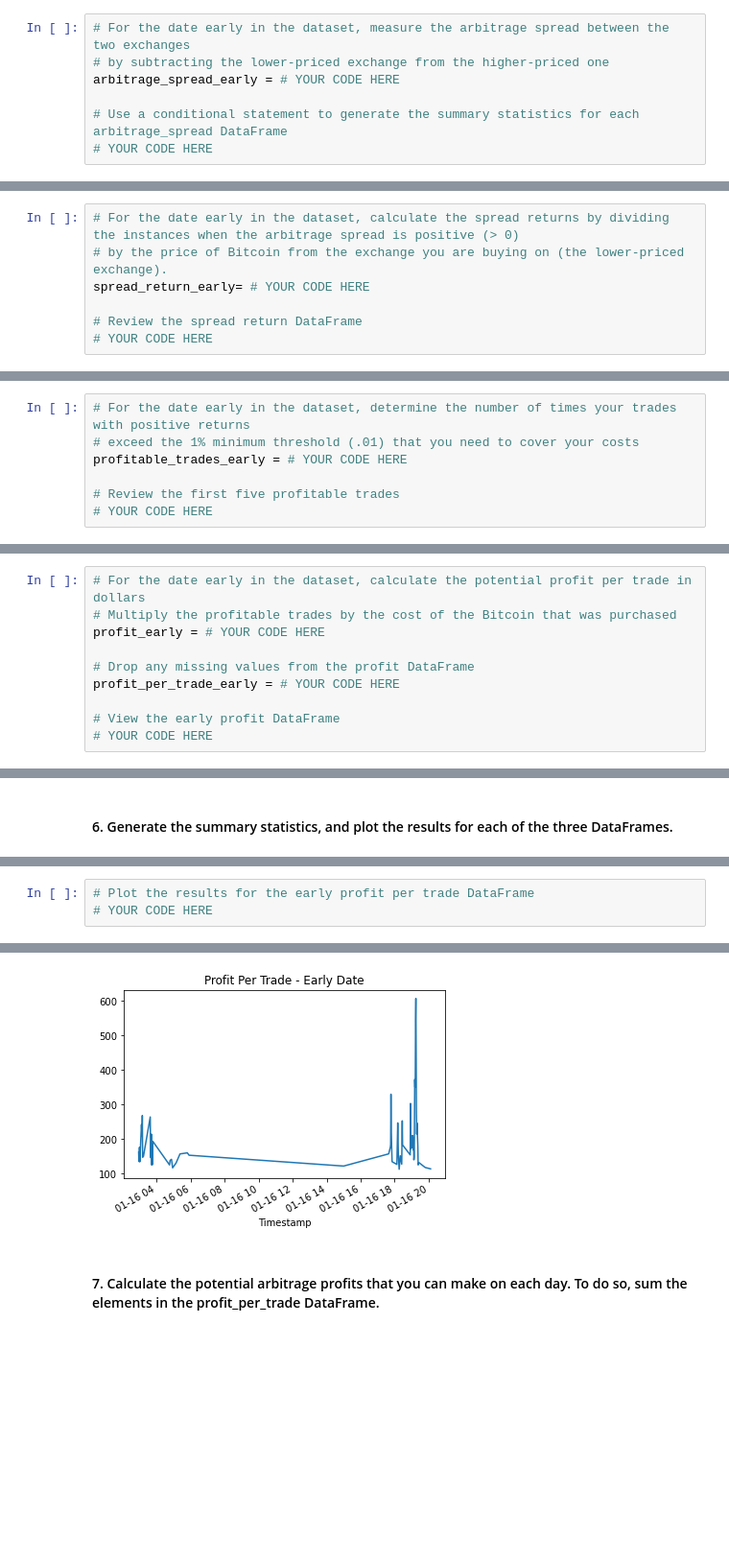
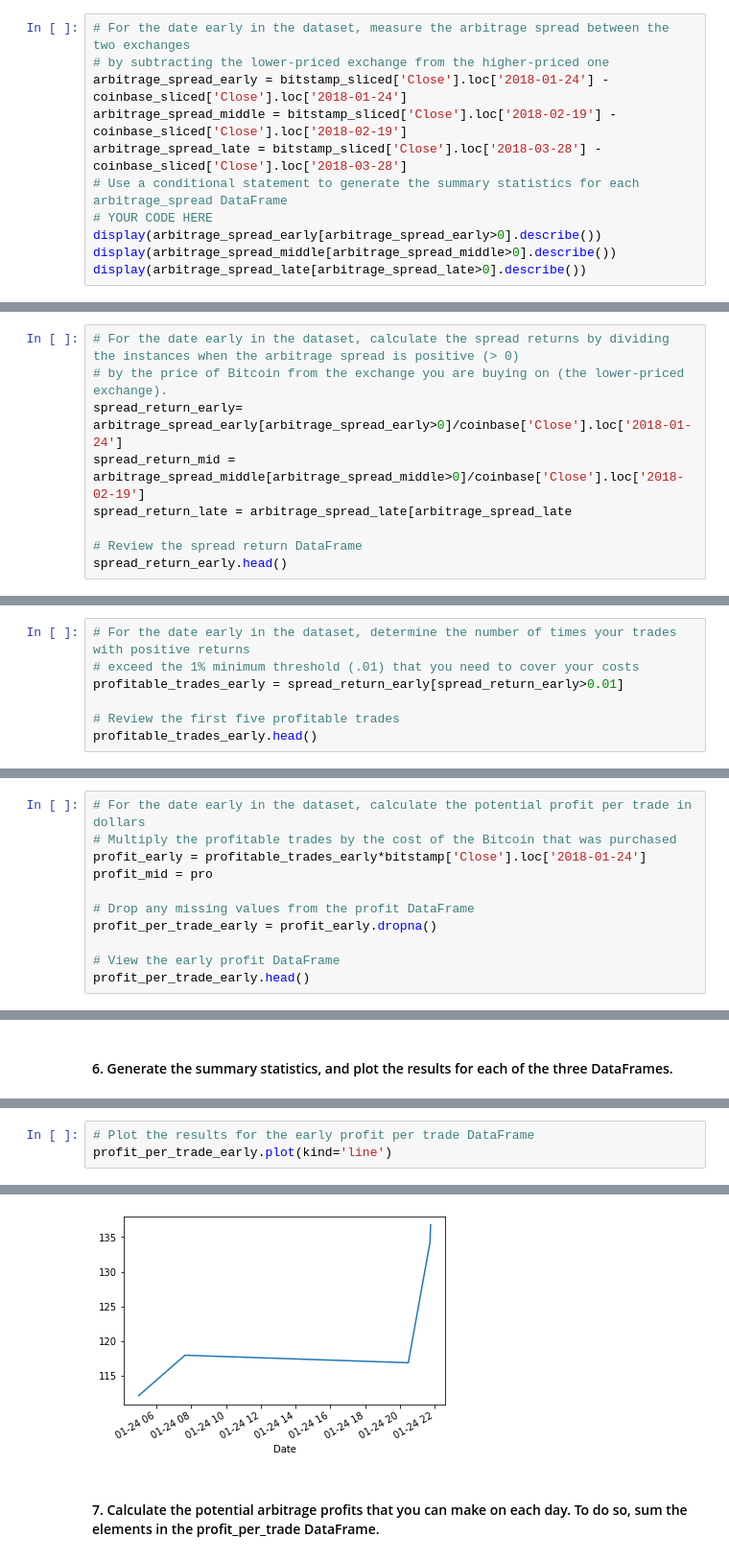
Before and after one commit to heitzo/Crypto_Arbitrage, a Jupyter notebook: crypto_arbitrage.ipynb, the cells around one changed output, grey strips where cells are left out. Shown at 96% size. Drawn from its saved outputs; the diff is of its cells as text; blank space fills up the shorter version.

```diff
--- a/crypto_arbitrage.ipynb
+++ b/crypto_arbitrage.ipynb
@@ -494,8 +494,12 @@ Calculate the potential profits for each date that you selected in the previous
 # %%
 # For the date early in the dataset, measure the arbitrage spread between the two exchanges
 # by subtracting the lower-priced exchange from the higher-priced one
-arbitrage_spread_early = # YOUR CODE HERE
-
+arbitrage_spread_early = bitstamp_sliced['Close'].loc['2018-01-24'] - coinbase_sliced['Close'].loc['2018-01-24']
+arbitrage_spread_middle = bitstamp_sliced['Close'].loc['2018-02-19'] - coinbase_sliced['Close'].loc['2018-02-19']
+arbitrage_spread_late = bitstamp_sliced['Close'].loc['2018-03-28'] - coinbase_sliced['Close'].loc['2018-03-28']
 # Use a conditional statement to generate the summary statistics for each arbitrage_spread DataFrame
 # YOUR CODE HERE
+display(arbitrage_spread_early[arbitrage_spread_early>0].describe())
+display(arbitrage_spread_middle[arbitrage_spread_middle>0].describe())
+display(arbitrage_spread_late[arbitrage_spread_late>0].describe())
 # %% [output]
@@ -513,8 +535,10 @@ Name: Close, dtype: float64
 # %%
 # For the date early in the dataset, calculate the spread returns by dividing the instances when the arbitrage spread is positive (> 0)
 # by the price of Bitcoin from the exchange you are buying on (the lower-priced exchange).
-spread_return_early= # YOUR CODE HERE
+spread_return_early= arbitrage_spread_early[arbitrage_spread_early>0]/coinbase['Close'].loc['2018-01-24']
+spread_return_mid = arbitrage_spread_middle[arbitrage_spread_middle>0]/coinbase['Close'].loc['2018-02-19']
+spread_return_late = arbitrage_spread_late[arbitrage_spread_late
 
 # Review the spread return DataFrame
-# YOUR CODE HERE
+spread_return_early.head()
 # %% [output]
@@ -530,8 +554,8 @@ Name: Close, dtype: float64
 # %%
 # For the date early in the dataset, determine the number of times your trades with positive returns
 # exceed the 1% minimum threshold (.01) that you need to cover your costs
-profitable_trades_early = # YOUR CODE HERE
+profitable_trades_early = spread_return_early[spread_return_early>0.01]
 
 # Review the first five profitable trades
-# YOUR CODE HERE
+profitable_trades_early.head()
 # %% [output]
@@ -563,11 +587,12 @@ Name: Close, dtype: float64
 # %%
 # For the date early in the dataset, calculate the potential profit per trade in dollars
 # Multiply the profitable trades by the cost of the Bitcoin that was purchased
-profit_early = # YOUR CODE HERE
+profit_early = profitable_trades_early*bitstamp['Close'].loc['2018-01-24']
+profit_mid = pro
 
 # Drop any missing values from the profit DataFrame
-profit_per_trade_early = # YOUR CODE HERE
+profit_per_trade_early = profit_early.dropna()
 
 # View the early profit DataFrame
-# YOUR CODE HERE
+profit_per_trade_early.head()
 # %% [output]
@@ -601,5 +620,5 @@ max      606.800000
 Name: Close, dtype: float64
 # %%
 # Plot the results for the early profit per trade DataFrame
-# YOUR CODE HERE
+profit_per_trade_early.plot(kind='line')
 # %% [output]
@@ -607,4 +626,4 @@ Name: Close, dtype: float64
-[figure, old version]
+[figure, new version]
 # %% [markdown]
 #### 7. Calculate the potential arbitrage profits that you can make on each day. To do so, sum the elements in the profit_per_trade DataFrame.
 # %%
```
Also changed, not shown: parts of 10 cells of this notebook.
